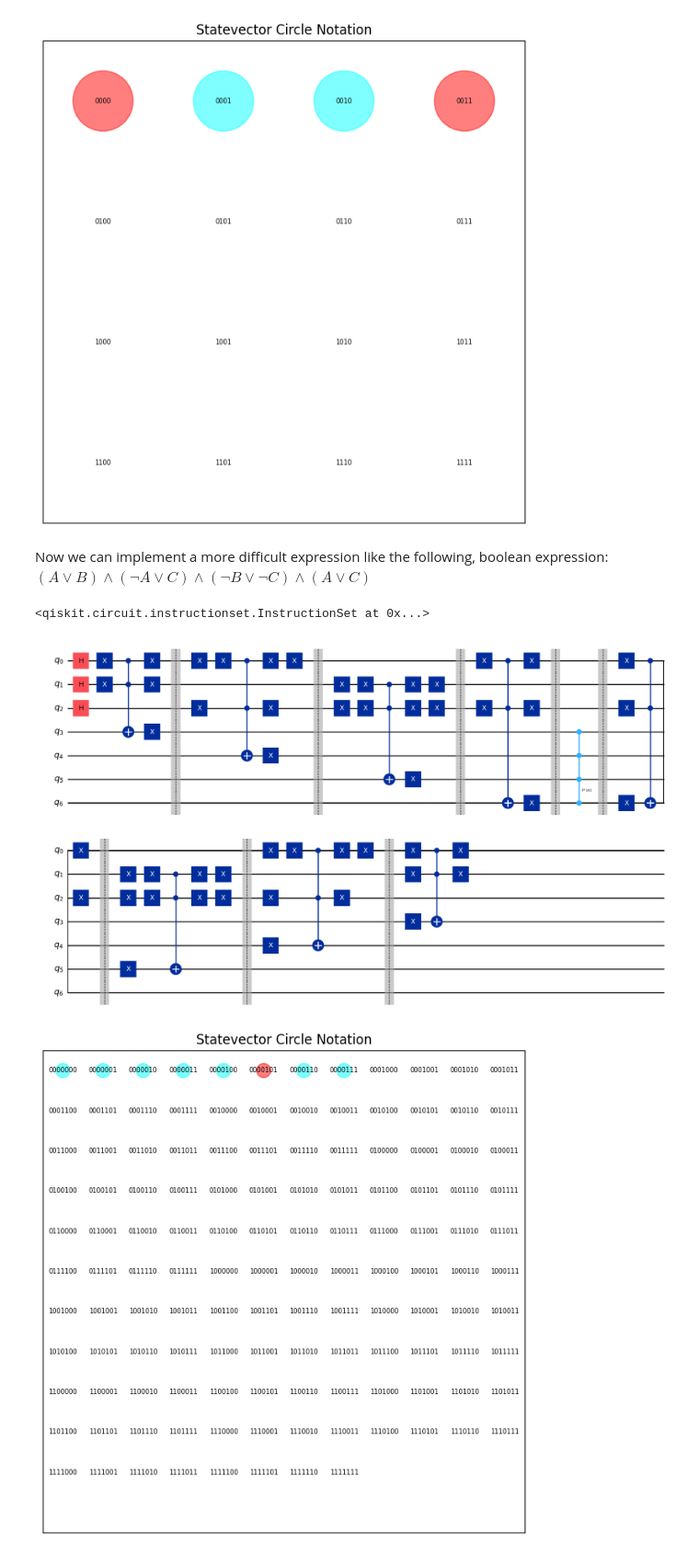
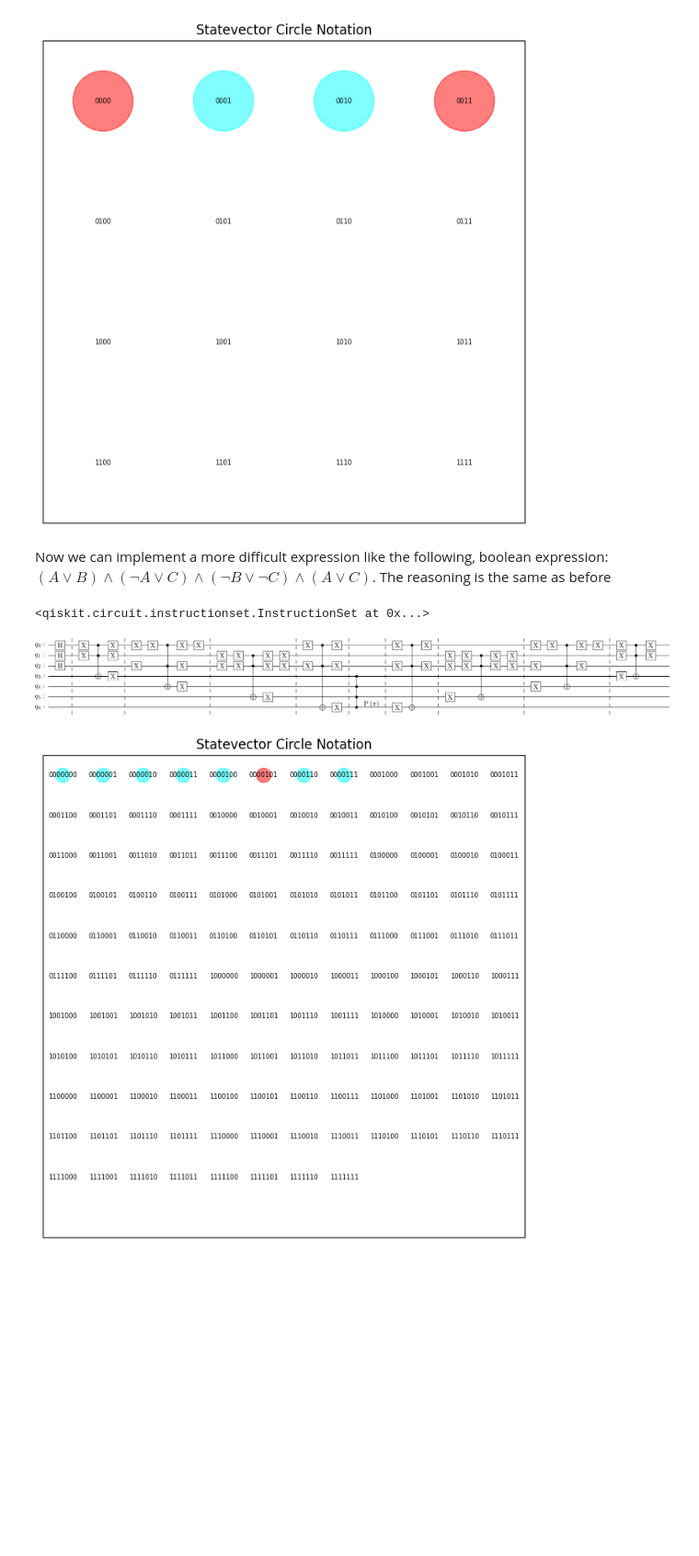
Before and after one commit to michelebanfi/quantum-information-and-algorithms, a Jupyter notebook: Exercises_05.ipynb, the cells around one changed output. Shown at 92% size. Cells and saved outputs as stored; diff of their text form; code cells hidden in the pictures; blank space fills up the shorter version.

```diff
--- a/Exercises_05.ipynb
+++ b/Exercises_05.ipynb
@@ -112,7 +113,7 @@ plot_statevector_circles(statevector)
 # %% [output]
 [figure]
 # %% [markdown]
-Now we can implement a more difficult expression like the following, boolean expression: $(A \lor B) \land (\neg A \lor C) \land (\neg B \lor \neg C) \land (A \lor C) $
+Now we can implement a more difficult expression like the following, boolean expression: $(A \lor B) \land (\neg A \lor C) \land (\neg B \lor \neg C) \land (A \lor C) $. The reasoning is the same as before
 # %%
 qc =  QuantumCircuit(7)
 qc.h([0, 1, 2])
@@ -162,9 +171,9 @@ qc.x([0, 1])
 # %% [output]
 <qiskit.circuit.instructionset.InstructionSet at 0x...>
 # %%
-qc.draw(output="mpl")
+circuit_drawer(qc, output="latex")
 # %% [output]
-[figure, old version]
+[figure, new version]
 # %%
 # create statevector
 statevector = Statevector(qc)
```
Also changed, not shown: parts of 10 cells of this notebook.
